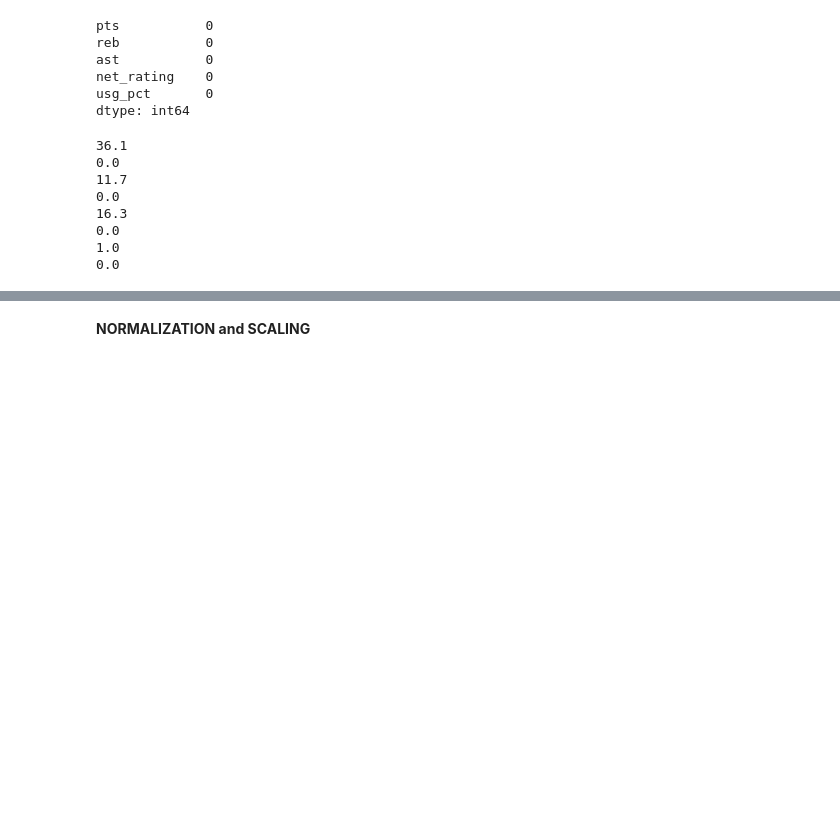
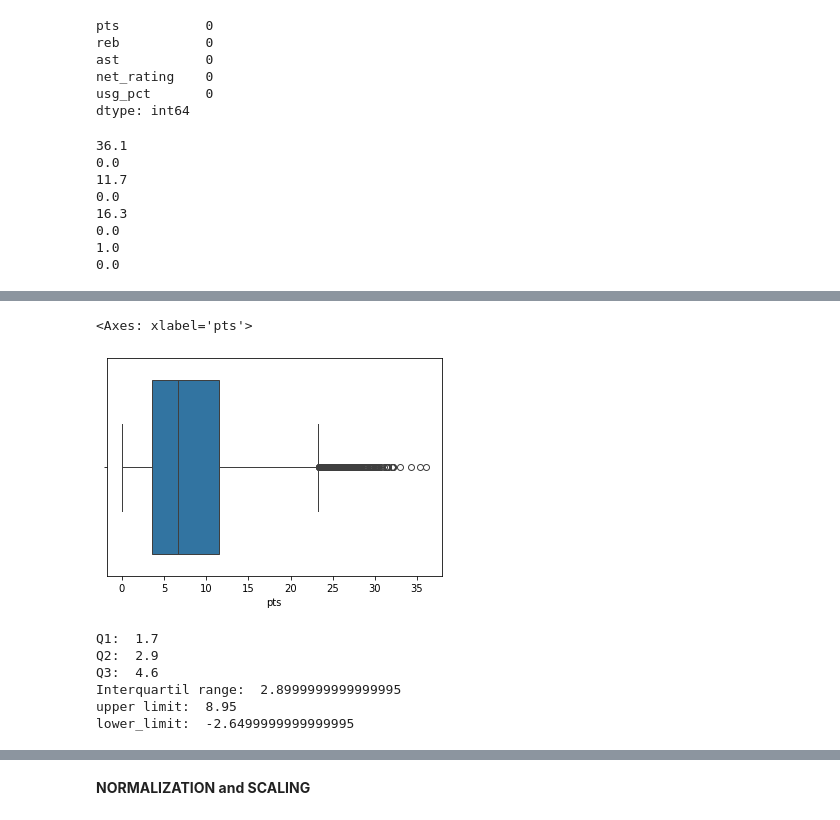
Before and after one commit to monroyminerodiego/UPY, a Jupyter notebook: 3rd_quarter/Statistical_Modeling/nba_prediction/Data_Cleaning/analisys_of_data.ipynb, the cells around one changed output, grey strips where cells are left out. Drawn from its saved outputs; the diff is of its cells as text; code cells hidden in the pictures; blank space fills up the shorter version.

```diff
--- a/3rd_quarter/Statistical_Modeling/nba_prediction/Data_Cleaning/analisys_of_data.ipynb
+++ b/3rd_quarter/Statistical_Modeling/nba_prediction/Data_Cleaning/analisys_of_data.ipynb
@@ -1,13 +1,9 @@
 # %%
 import pandas as pd
-import numpy as np
-import matplotlib.pyplot as plt
+import seaborn as sns
 from sklearn.preprocessing import StandardScaler, MinMaxScaler
-from sklearn.metrics import mean_squared_error, mean_absolute_error
-from sklearn import linear_model
-from mlxtend.preprocessing import minmax_scaling
 
-nba_df = pd.read_csv('raw_data_p.csv')
+nba_df = pd.read_csv('../Databases/raw_data.csv')
 nba_df
 # %% [output]
 |  | Unnamed: 0 | player_name | team_abbreviation | age | player_height | player_weight | college | country | ... |
@@ -108,0 +91,3 @@ nba_df.describe()
+# %%
+nba_df = nba_df.iloc[:, [0, 1, 2, 4, 3]]
+nba_df.describe()
@@ -108,0 +104,4 @@ nba_df.describe()
+# %%
+nba_df_outlier = nba_df[['pts', 'reb', 'ast', 'usg_pct', 'net_rating']] #Lo deje porque tuve un pedo hace rato, pero borrar los nombres no debería de ser un problema.
+nba_df_outlier = nba_df_outlier.reset_index()
+nba_df_outlier
@@ -108,0 +153,20 @@ nba_df.describe()
+# %%
+sns.boxplot(x='pts', data=nba_df_outlier)
+# %% [output]
+<Axes: xlabel='pts'>
+[figure, added]
+# %%
+q1_r, q2_r, q3_r = nba_df_outlier['reb'].quantile([0.25, 0.50, 0.75])
+print('Q1: ', q1_r, '\nQ2: ', q2_r, '\nQ3: ', q3_r)
+iqr_r = q3_r - q1_r
+print('Interquartil range: ', iqr_r)
+upper_limit_r = q3_r + 1.5 * iqr_r
+lower_limit_r = q1_r - 1.5 * iqr_r
+print('upper limit: ', upper_limit_r, '\nlower_limit: ', lower_limit_r)
+# %% [output]
+Q1:  1.7
+Q2:  2.9
+Q3:  4.6
+Interquartil range:  2.8999999999999995
+upper limit:  8.95
+lower_limit:  -2.6499999999999995
```
Also changed, not shown: parts of 45 cells of this notebook, 10 other files.
